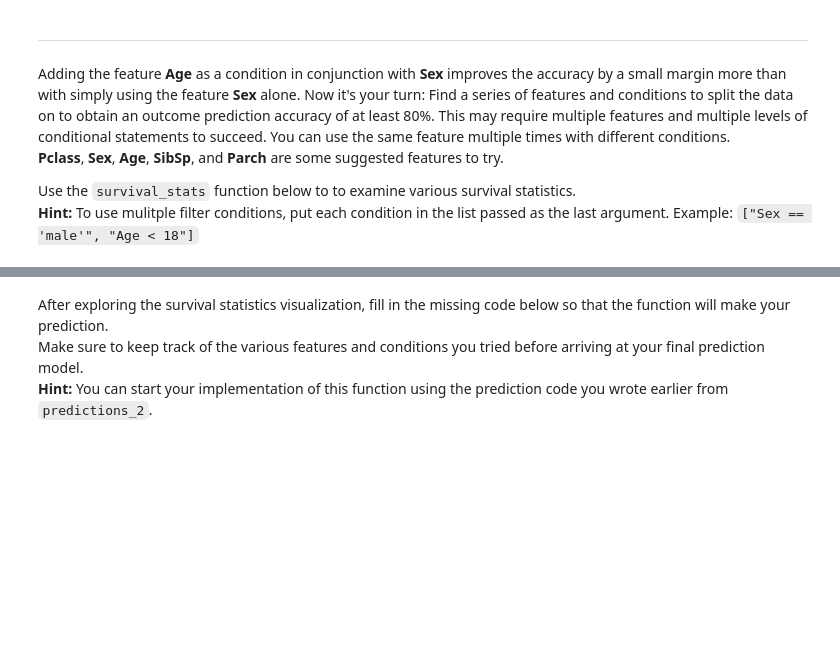
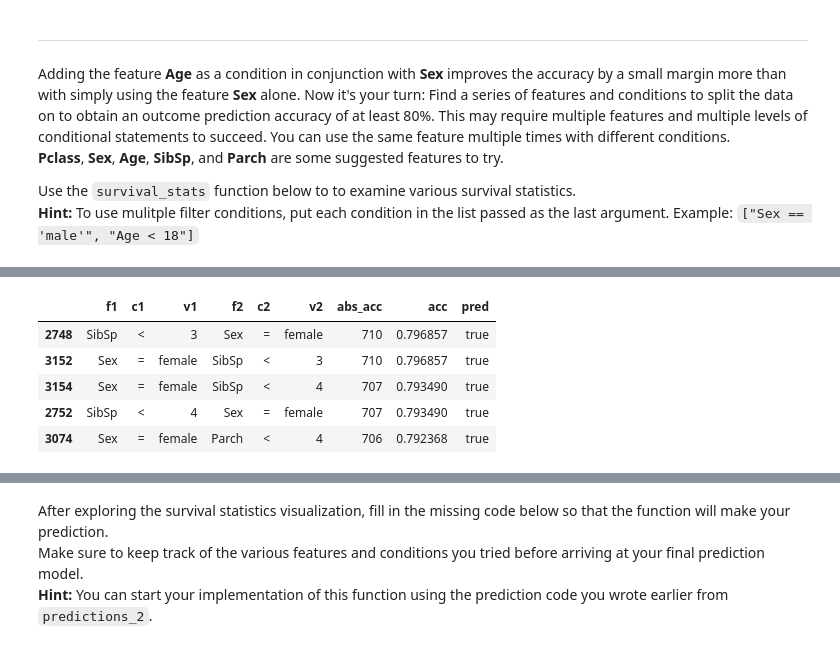
Before and after one commit to intsco/machine-learning, a Jupyter notebook: projects/titanic_survival_exploration/titanic_survival_exploration.ipynb, the cells around one changed output, grey strips where cells are left out. Cells and saved outputs as stored; diff of their text form; code cells hidden in the pictures; blank space fills up the shorter version.

```diff
--- a/projects/titanic_survival_exploration/titanic_survival_exploration.ipynb
+++ b/projects/titanic_survival_exploration/titanic_survival_exploration.ipynb
@@ -245,0 +279,12 @@ data.columns.tolist()
+# %%
+cat_fields = {'Embarked', 'Sex', 'Swede'}
+field_boundaries = {
+    'Swede': ['yes', 'no'],
+    'Embarked': data.Embarked.unique(),
+    'Sex': data.Sex.unique(),
+    'Pclass': [1, 2, 3],
+    'Age': range(5, 70, 5),
+    'SibSp': range(0, 5),
+    'Parch': range(0, 5),
+    'Fare': range(0, 500, 50)
+}
@@ -245,0 +293,29 @@ data.columns.tolist()
+# %%
+def split_accuracy_df(data, labels):
+    rows = []
+    for f1 in field_boundaries.keys():
+        c1 = '=' if f1 in cat_fields else '<'
+        for f2 in field_boundaries.keys():
+            c2 = '=' if f2 in cat_fields else '<'
+            if f1 != f2:
+                for v1 in field_boundaries[f1]:
+                    for v2 in field_boundaries[f2]:
+                        ind_true, ind_false = double_split(data, f1, c1, v1, f2, c2, v2)
+                        abs_acc, acc = accuracy(labels, ind_true, ind_false)
+                        rows.append([f1, c1, v1, f2, c2, v2, abs_acc, acc, 'true'])
+                        abs_acc, acc = accuracy(labels, ind_false, ind_true)
+                        rows.append([f1, c1, v1, f2, c2, v2, abs_acc, acc, 'false'])
+    return (pd.DataFrame(rows, columns=['f1', 'c1', 'v1', 'f2', 'c2', 'v2', 'abs_acc', 'acc', 'pred'])
+            .sort_values(by='acc', ascending=False))
+# %%
+df = split_accuracy_df(data, labels)
+# %%
+# df[df.f1 == 'Swede']
+df.head()
+# %% [output]
+|  | f1 | c1 | v1 | f2 | c2 | v2 | abs_acc | acc | pred |
+| 2748 | SibSp | < | 3 | Sex | = | female | 710 | 0.796857 | true |
+| 3152 | Sex | = | female | SibSp | < | 3 | 710 | 0.796857 | true |
+| 3154 | Sex | = | female | SibSp | < | 4 | 707 | 0.793490 | true |
+| 2752 | SibSp | < | 4 | Sex | = | female | 707 | 0.793490 | true |
+| 3074 | Sex | = | female | Parch | < | 4 | 706 | 0.792368 | true |
```
Also changed, not shown: parts of 28 cells of this notebook, 1 other file.
